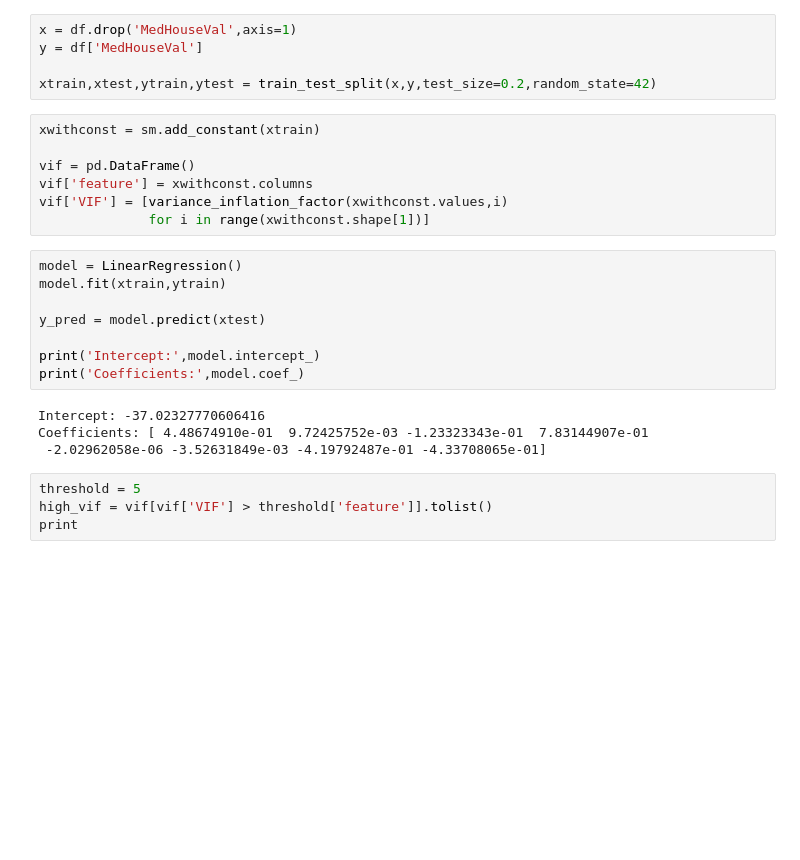
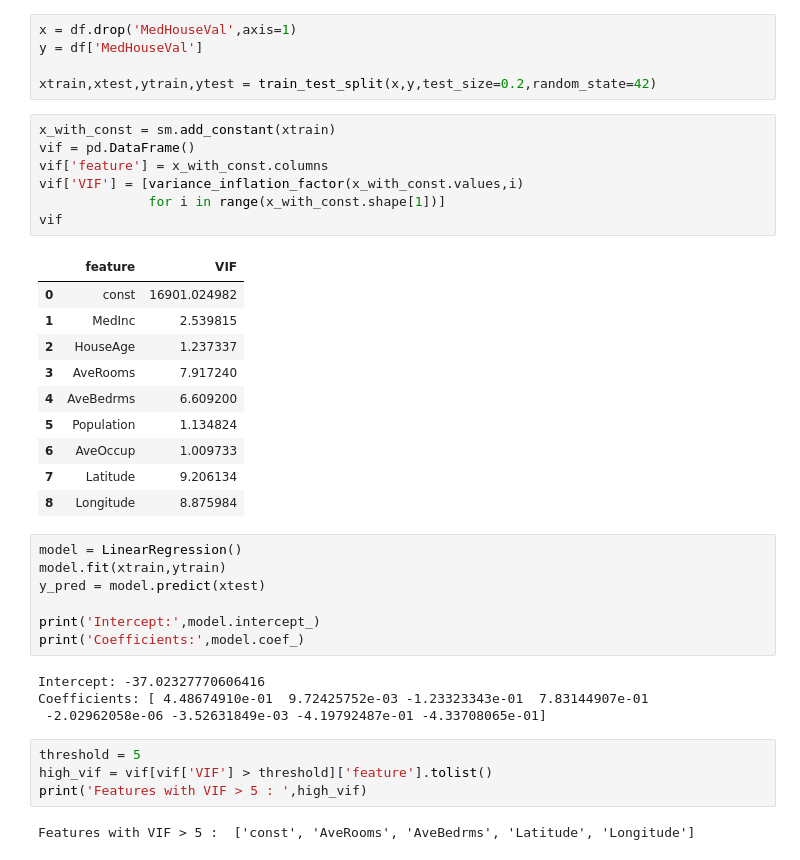
Before and after one commit to RoktimTaye/TIHAN-HYDRABAD-CLASSES, a Jupyter notebook: MODULE 3/PRACTICE/prac6.ipynb, the cells around one changed output. Cells and saved outputs as stored; diff of their text form; blank space fills up the shorter version.

```diff
--- a/MODULE 3/PRACTICE/prac6.ipynb
+++ b/MODULE 3/PRACTICE/prac6.ipynb
@@ -32,16 +24,26 @@ y = df['MedHouseVal']
 
 xtrain,xtest,ytrain,ytest = train_test_split(x,y,test_size=0.2,random_state=42)
 # %%
-xwithconst = sm.add_constant(xtrain)
-
+x_with_const = sm.add_constant(xtrain)
 vif = pd.DataFrame()
-vif['feature'] = xwithconst.columns
-vif['VIF'] = [variance_inflation_factor(xwithconst.values,i)
-              for i in range(xwithconst.shape[1])]
+vif['feature'] = x_with_const.columns
+vif['VIF'] = [variance_inflation_factor(x_with_const.values,i)
+              for i in range(x_with_const.shape[1])]
+vif
+# %% [output]
+|  | feature | VIF |
+| 0 | const | 16901.024982 |
+| 1 | MedInc | 2.539815 |
+| 2 | HouseAge | 1.237337 |
+| 3 | AveRooms | 7.917240 |
+| 4 | AveBedrms | 6.609200 |
+| 5 | Population | 1.134824 |
+| 6 | AveOccup | 1.009733 |
+| 7 | Latitude | 9.206134 |
+| 8 | Longitude | 8.875984 |
 # %%
 model = LinearRegression()
 model.fit(xtrain,ytrain)
-
 y_pred = model.predict(xtest)
 
 print('Intercept:',model.intercept_)
@@ -52,5 +54,7 @@ Coefficients: [ 4.48674910e-01  9.72425752e-03 -1.23323343e-01  7.83144907e-01
  -2.02962058e-06 -3.52631849e-03 -4.19792487e-01 -4.33708065e-01]
 # %%
 threshold = 5
-high_vif = vif[vif['VIF'] > threshold['feature']].tolist()
-print
+high_vif = vif[vif['VIF'] > threshold]['feature'].tolist()
+print('Features with VIF > 5 : ',high_vif)
+# %% [output]
+Features with VIF > 5 :  ['const', 'AveRooms', 'AveBedrms', 'Latitude', 'Longitude']
```
Also changed, not shown: parts of 8 cells of this notebook, 1 other file.
